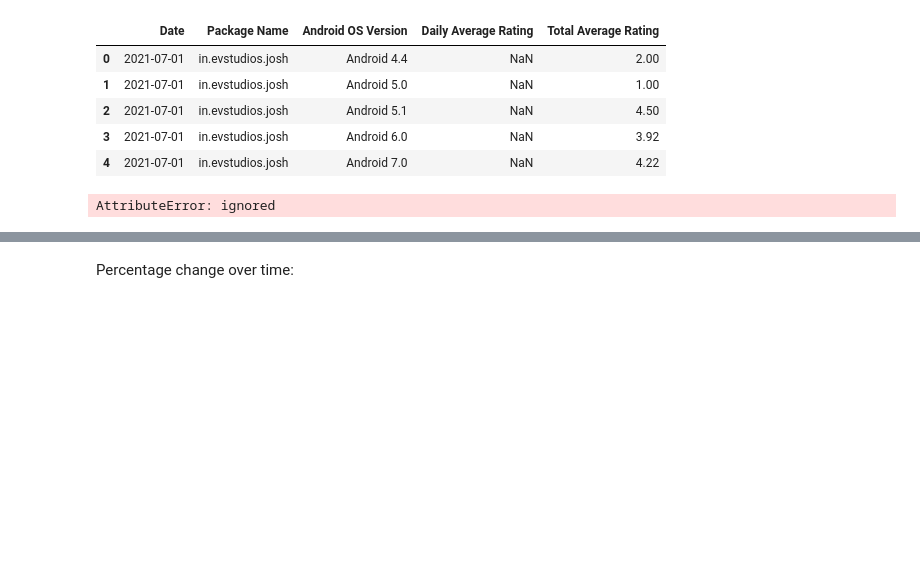
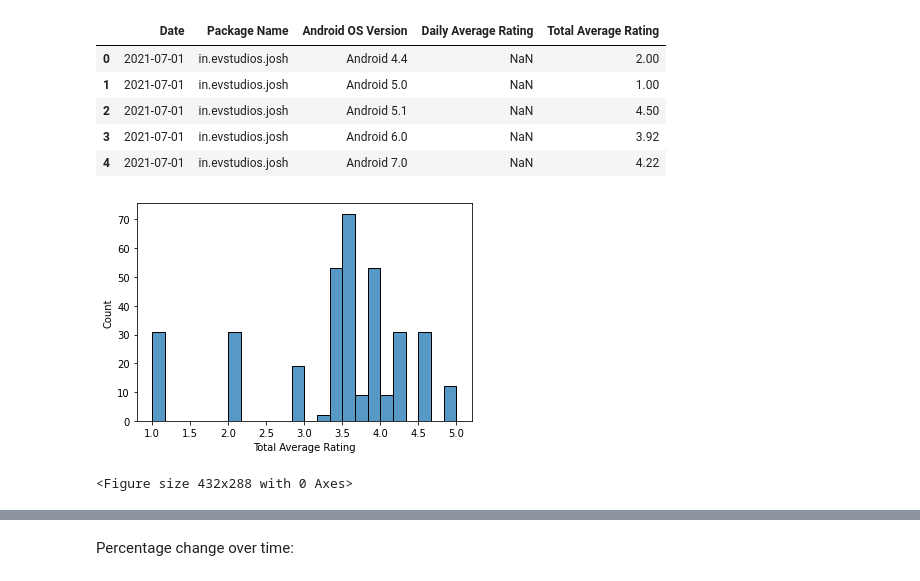
Before and after one commit to karnfromev/Data-Analysis, a Jupyter notebook: JOSH User Analysis/JOSH_device_analysis.ipynb, the cells around one changed output, grey strips where cells are left out. Drawn from its saved outputs; the diff is of its cells as text; code cells hidden in the pictures; blank space fills up the shorter version.

```diff
--- a/JOSH User Analysis/JOSH_device_analysis.ipynb
+++ b/JOSH User Analysis/JOSH_device_analysis.ipynb
@@ -105,9 +108,9 @@ rating.head()
 | 2 | 2021-07-01 | in.evstudios.josh | Android 5.1 | NaN | 4.50 |
 | 3 | 2021-07-01 | in.evstudios.josh | Android 6.0 | NaN | 3.92 |
 | 4 | 2021-07-01 | in.evstudios.josh | Android 7.0 | NaN | 4.22 |
-# %%
-import datetime as dt
-#ratings['monthe'] = ratings.date.apply(lambda t: t.month)
-ratings['day'] = ratings.date.apply(lambda t: t.day)
-# %% [output]
-AttributeError: ignored
+# %%
+sns.histplot(ratings['Total Average Rating']);
+fig = plt.figure()
+# %% [output]
+[figure, added]
+<Figure size 432x288 with 0 Axes>
```
Also changed, not shown: parts of 4 cells of this notebook.
